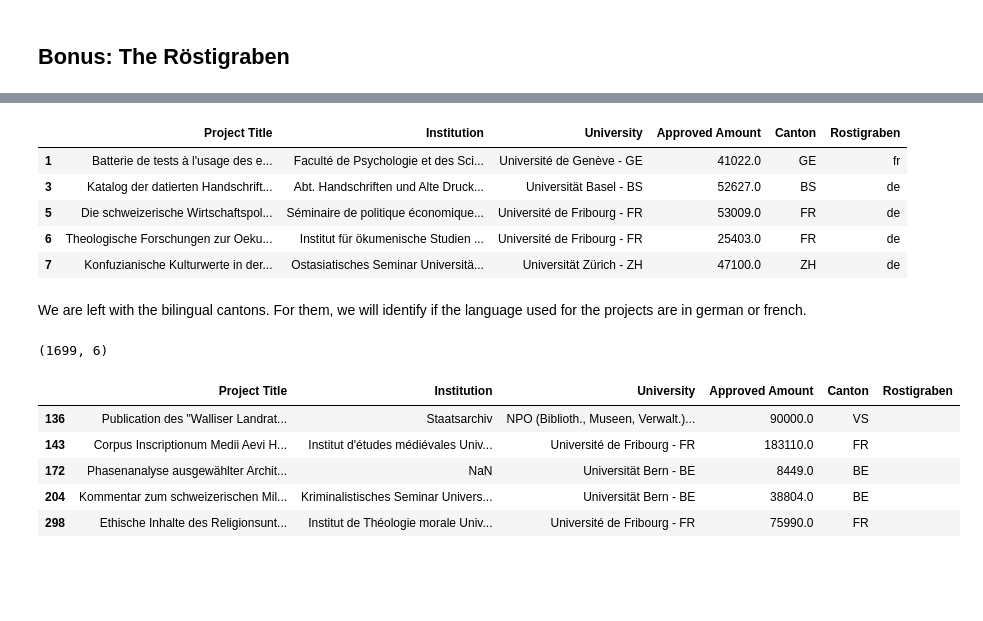
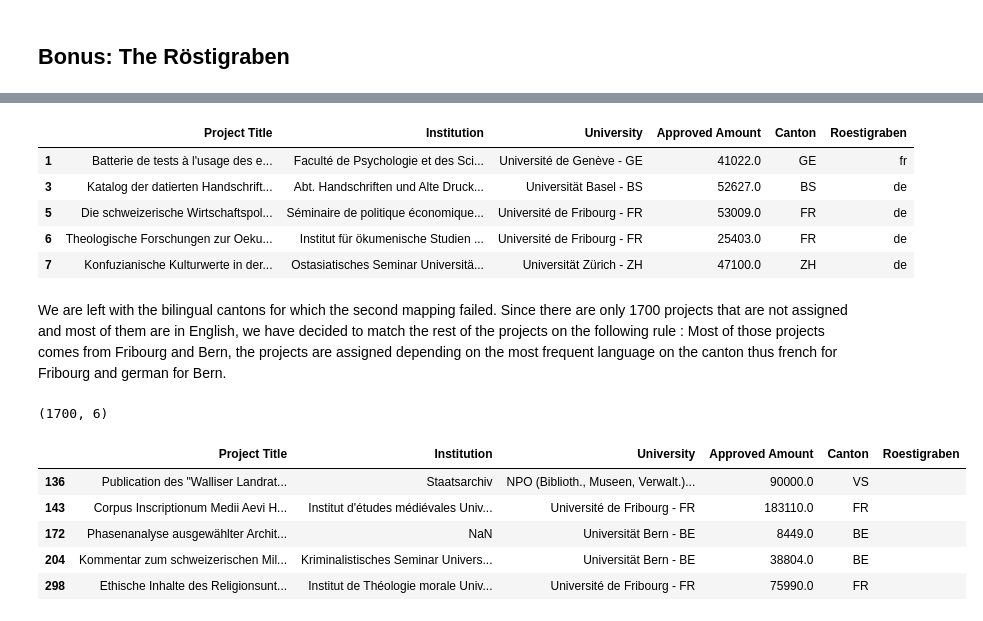
Before and after one commit to sylb/adaHomeworks, a Jupyter notebook: 03 - Interactive Viz/HW3_Presentation.ipynb, the cells around one changed output, grey strips where cells are left out. Saved outputs shown, nothing was run; the diff lists cells and outputs as text; code cells hidden in the pictures; blank space fills up the shorter version.

```diff
--- a/03 - Interactive Viz/HW3_Presentation.ipynb
+++ b/03 - Interactive Viz/HW3_Presentation.ipynb
@@ -218,49 +184,20 @@ The assumptions that we used for this separations were as follow:
 - We consider the Ticino to be part of the "Romandie".
 # %%
-# We re-use the previously created many-to-1 mapping and create a new one.
-
-cantons_tmp = {
-    ('Zurich',"Zürich", 'ZH' 'PSI', 'ETHZ', 'EMPA', 'EAWAG', 'ZFH', 'SIAF', 'WSL') : 'ZH',
-    ('Zug', 'Zoug') : 'ZG',
-    ("Uri",) : 'UR',
-    ('Thurgau',) : 'TG',
-    ('Solothurn', 'Soleure') : 'SO',
-    ('Schwyz',) : 'SZ',
-    ('Schauffhausen', 'Schaffhouse') : 'SH',
-    ('Saint Gallen', 'St. Gallen') : 'SG',
-    ('Obwalden',) : 'OW',
-    ('Nidwalden',) : 'NW',
-    ('Lucerne', 'Luzern') : 'LU',
-    ('Vaud', 'vaud', 'Lausanne', 'EPFL') : 'VD',
-    ('Valais', 'Wallis', 'valais', 'IDIAP', 'CREALP', 'IUKB') : 'VS',
-    ('Ticino', 'Tessin', 'Lugano', 'USI', 'EOC', 'FUS', 'FTL', 'SUPSI') : 'TI',
-    ("Neuchâtel",'Neuchatel', 'Swiss Center for Electronics and Microtech') : 'NE',
-    ('Jura',) : 'JU',
-    ('Grisons', "Graubünden", 'Davos', 'PMOD') : 'GR',
-    ('Glarus', 'Glaris') : 'GL',
-    ('Geneva', 'geneve' 'Geneve', 'Genève', 'Institut de Hautes Etudes Internationales', 'IHEID', 'IUHEI') : 'GE',
-    ('Fribourg', 'Freiburg', 'fribourg') : 'FR',
-    ('Bern','bern', 'Berne', 'berne', 'PAGES', 'EHB') : 'BE',
-    ('Basel-City', 'FMI', 'SCTO', 'BATS', 'STHB') : 'BS',
-    ('Basel-Landschaft',) : 'BL',
-    ('Appenzell Ausserrhoden',) : 'AR',
-    ('Appenzell Innerrhoden',) : 'AI',
-    ('Aargau', 'FIBL') : 'AG'}
-
+# We re-use the same schema and created many-to-1 mapping.
 # Add an empty row to separate the french/german speaking part of Switzerland
-y['Rostigraben'] = ""
+y['Roestigraben'] = ""
 
 # Add the unilanguage cantons to their respective side of the Röstigraben
+# First separation for unilingual cantons
 roesti_tmp = {
     ('VD', 'TI', 'NE', 'GE') : 'fr',
     ('ZH', 'ZG', 'UR', 'TG', 'SO', 'SZ', 'SH', 'SG', 'OW', 'NW', 'LU', 'GR', 'GL', 'BS', 'BL', 'AR', 'AI', 'AG') : 'de'
 }
-
+# Second separation using specific words often used in project titles for the bilingual cantons
 roesti_tmp2 = {
     ('Le ', 'La ', 'Les ', ' le ', ' la ', ' les ', ' et ', ' ou ', ' pour ', ' un ', ' une ', " l'") : 'fr',
     ('Der ','Die ', 'Das ', 'Ein ', 'Eine ', 'der ', ' die ', ' das ', ' und ', ' oder ', ' für ', ' ein ', ' eine ') : 'de'
 }
-# bilingual left to analyse: FR, BE, JU, VS
 
 roesti_mapping = {}
 for k, v in roesti_tmp.items():
@@ -307,22 +222,23 @@ See the caveats in the documentation: http://pandas.pydata.org/pandas-docs/stabl
 # %%
 y.head()
 # %% [output]
-|  | Project Title | Institution | University | Approved Amount | Canton | Rostigraben |
+|  | Project Title | Institution | University | Approved Amount | Canton | Roestigraben |
 | 1 | Batterie de tests à l'usage des e... | Faculté de Psychologie et des Sci... | Université de Genève - GE | 41022.0 | GE | fr |
 | 3 | Katalog der datierten Handschrift... | Abt. Handschriften und Alte Druck... | Universität Basel - BS | 52627.0 | BS | de |
 | 5 | Die schweizerische Wirtschaftspol... | Séminaire de politique économique... | Université de Fribourg - FR | 53009.0 | FR | de |
 | 6 | Theologische Forschungen zur Oeku... | Institut für ökumenische Studien ... | Université de Fribourg - FR | 25403.0 | FR | de |
 | 7 | Konfuzianische Kulturwerte in der... | Ostasiatisches Seminar Universitä... | Universität Zürich - ZH | 47100.0 | ZH | de |
-# %% [markdown]
-We are left with the bilingual cantons. For them, we will identify if the language used for the projects are in german or french.
+# %% [markdown]
+We are left with the bilingual cantons for which the second mapping failed. Since there are only 1700 projects that are not assigned and most of them are in English, we have decided to match the rest of the projects on the following rule :
+Most of those projects comes from Fribourg and Bern, the projects are assigned depending on the most frequent language on the canton thus french for Fribourg and german for Bern.
 # %%
-y[y["Rostigraben"] == ''].shape
+y[y["Roestigraben"] == ''].shape
 # %% [output]
-(1699, 6)
+(1700, 6)
 # %%
-y[y["Rostigraben"] == ''].head()
+y[y["Roestigraben"] == ''].head()
 # %% [output]
-|  | Project Title | Institution | University | Approved Amount | Canton | Rostigraben |
+|  | Project Title | Institution | University | Approved Amount | Canton | Roestigraben |
 | 136 | Publication des "Walliser Landrat... | Staatsarchiv | NPO (Biblioth., Museen, Verwalt.)... | 90000.0 | VS |  |
 | 143 | Corpus Inscriptionum Medii Aevi H... | Institut d'études médiévales Univ... | Université de Fribourg - FR | 183110.0 | FR |  |
 | 172 | Phasenanalyse ausgewählter Archit... | NaN | Universität Bern - BE | 8449.0 | BE |  |
```
Also changed, not shown: parts of 38 cells of this notebook, 2 other files.
